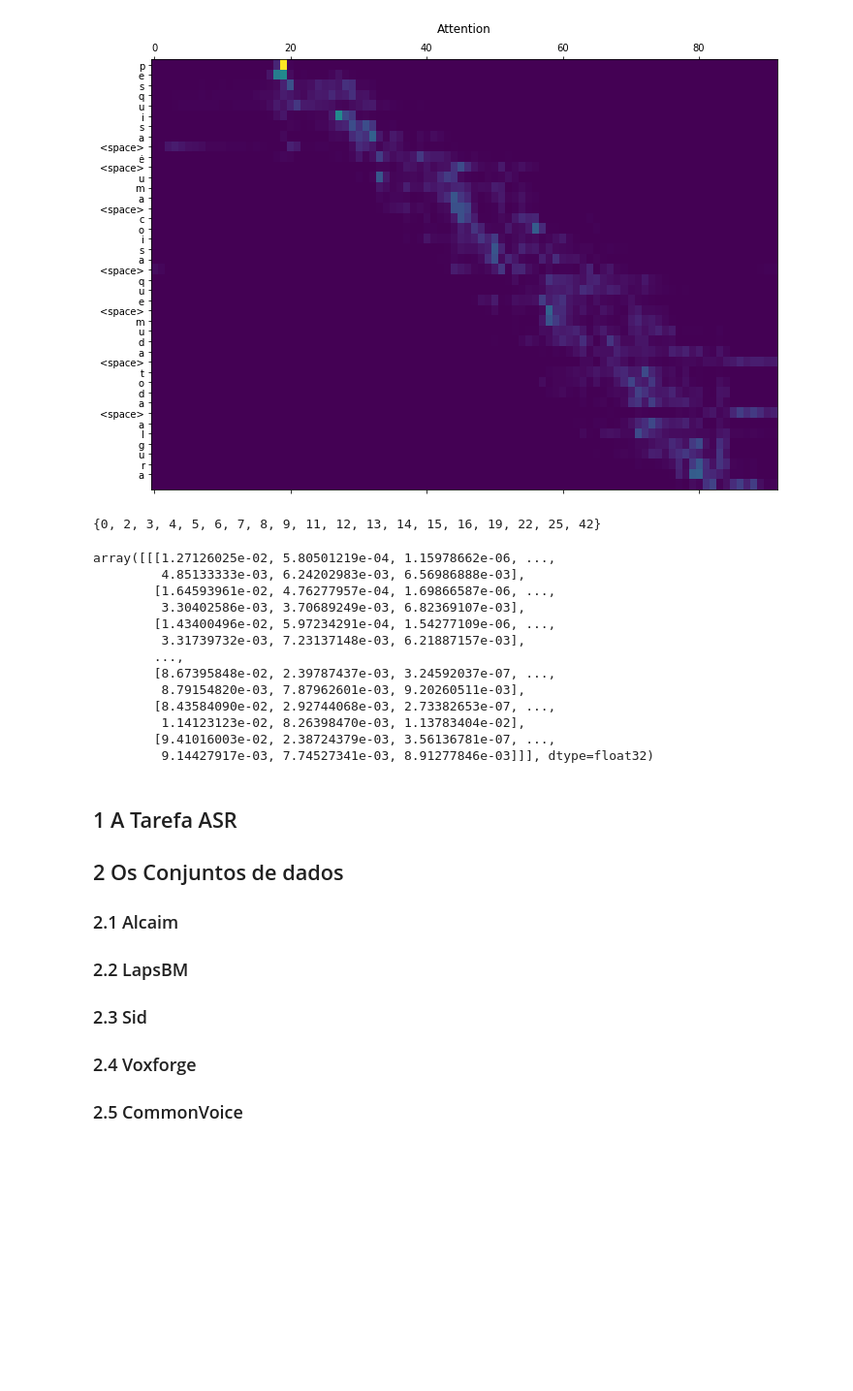
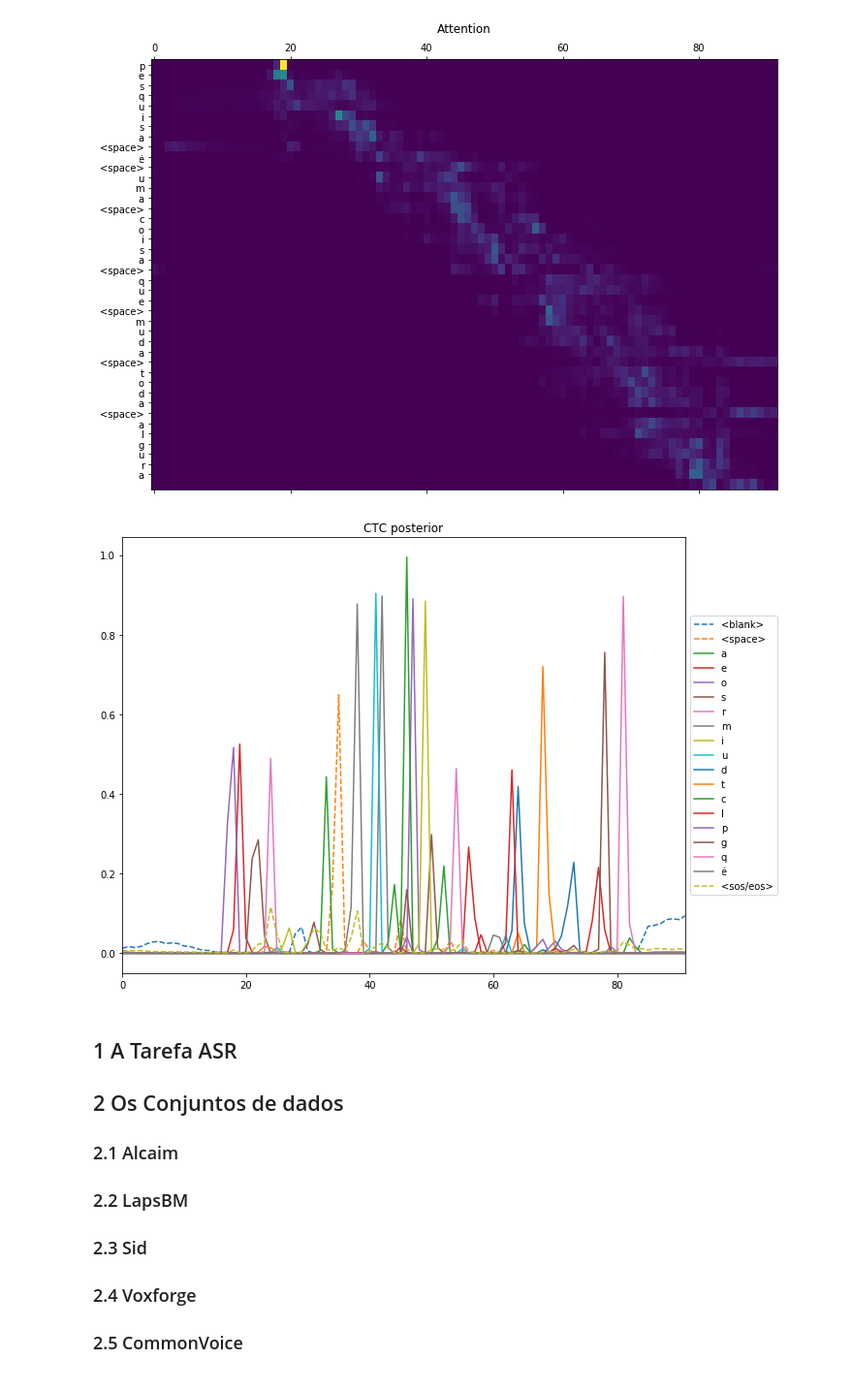
Before and after one commit to alucassch/asr_ptbr_ml_project, a Jupyter notebook: main.ipynb, the cells around one changed output. Shown at 97% size. Drawn from its saved outputs; the diff is of its cells as text; code cells hidden in the pictures; blank space fills up the shorter version.

Commit message:
Add ctc plot to notebook

```diff
--- a/main.ipynb
+++ b/main.ipynb
@@ -92,37 +92,20 @@ fig.tight_layout()
 # %% [output]
 [figure]
 # %%
+prob = results.ctc_posteriors[0]
+
+fig, ax = plt.subplots(1, figsize=(10, 7))
+ax.set_title("CTC posterior")
 vs = set(results.tokens_int.tolist())
 vs.add(0)
-vs
 for n, i in enumerate(vs):
-    v = model.converter.ids2tokens([n])
-    ax[0].plot(prob[:, i], label=v, linestyle="-" if len(v) == 1 else "--")
+    v = model.converter.ids2tokens([i])[0]
+    ax.plot(prob[:, i], label=v, linestyle="-" if len(v) == 1 else "--")
+ax.legend(loc='center left', bbox_to_anchor=(1, 0.5))
+ax.set_xlim(0, len(enc)-1)
+fig.tight_layout()
 # %% [output]
-{0, 2, 3, 4, 5, 6, 7, 8, 9, 11, 12, 13, 14, 15, 16, 19, 22, 25, 42}
+[figure, added]
-# %%
-prob = results.ctc_posteriors
-
-fig, ax = plt.subplots(1, figsize=(10, 7))
-ax.set_title("CTC posterior")
-for n, i in enumerate(vs):
-    ax.plot(prob[:, i], label=v, linestyle="-" if len(v) == 1 else "--")
-
-fig.tight_layout()
-# %% [output]
-array([[[1.27126025e-02, 5.80501219e-04, 1.15978662e-06, ...,
-         4.85133333e-03, 6.24202983e-03, 6.56986888e-03],
-        [1.64593961e-02, 4.76277957e-04, 1.69866587e-06, ...,
-         3.30402586e-03, 3.70689249e-03, 6.82369107e-03],
-        [1.43400496e-02, 5.97234291e-04, 1.54277109e-06, ...,
-         3.31739732e-03, 7.23137148e-03, 6.21887157e-03],
-        ...,
-        [8.67395848e-02, 2.39787437e-03, 3.24592037e-07, ...,
-         8.79154820e-03, 7.87962601e-03, 9.20260511e-03],
-        [8.43584090e-02, 2.92744068e-03, 2.73382653e-07, ...,
-         1.14123123e-02, 8.26398470e-03, 1.13783404e-02],
-        [9.41016003e-02, 2.38724379e-03, 3.56136781e-07, ...,
-         9.14427917e-03, 7.74527341e-03, 8.91277846e-03]]], dtype=float32)
 # %% [markdown]
 
 ## 1 A Tarefa ASR
```
